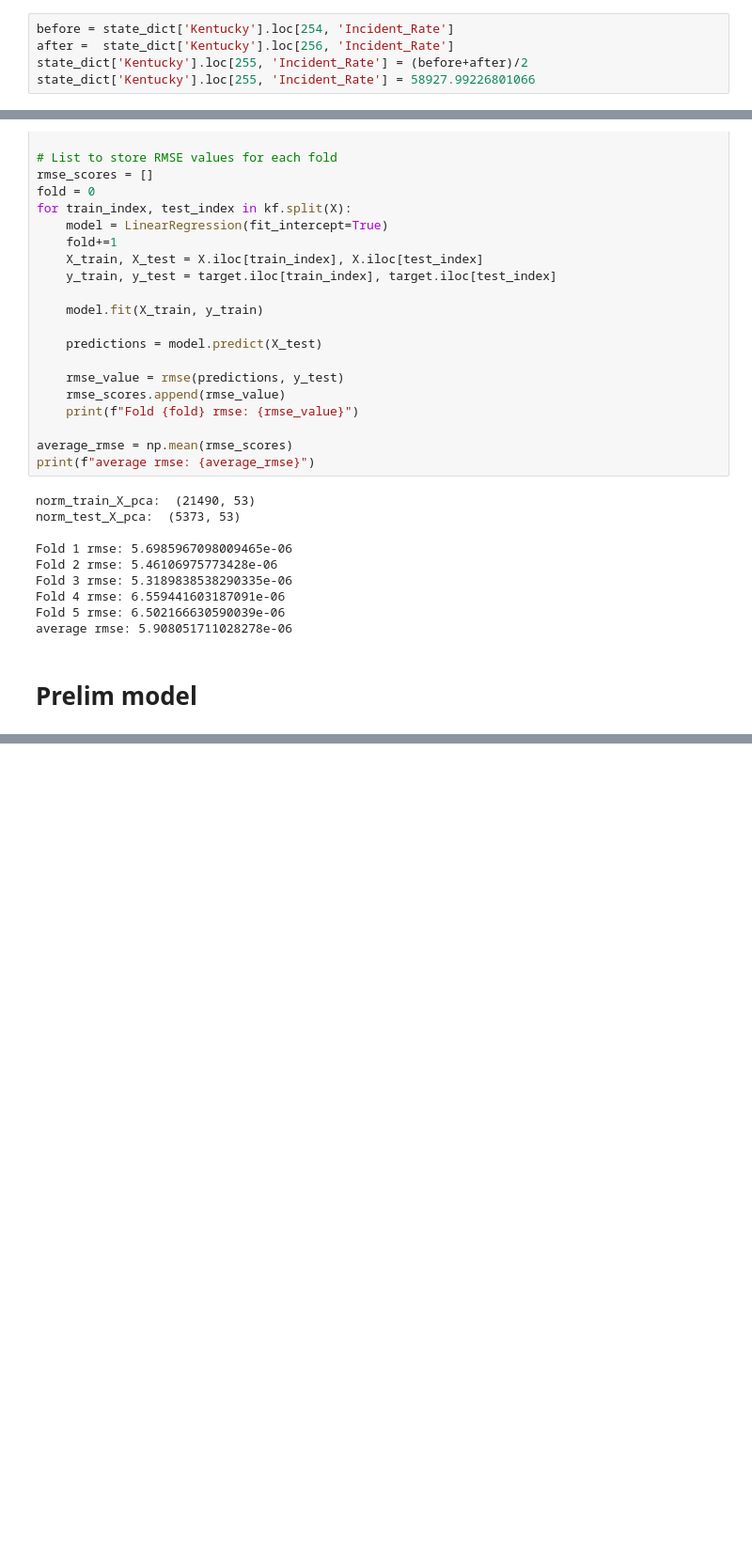
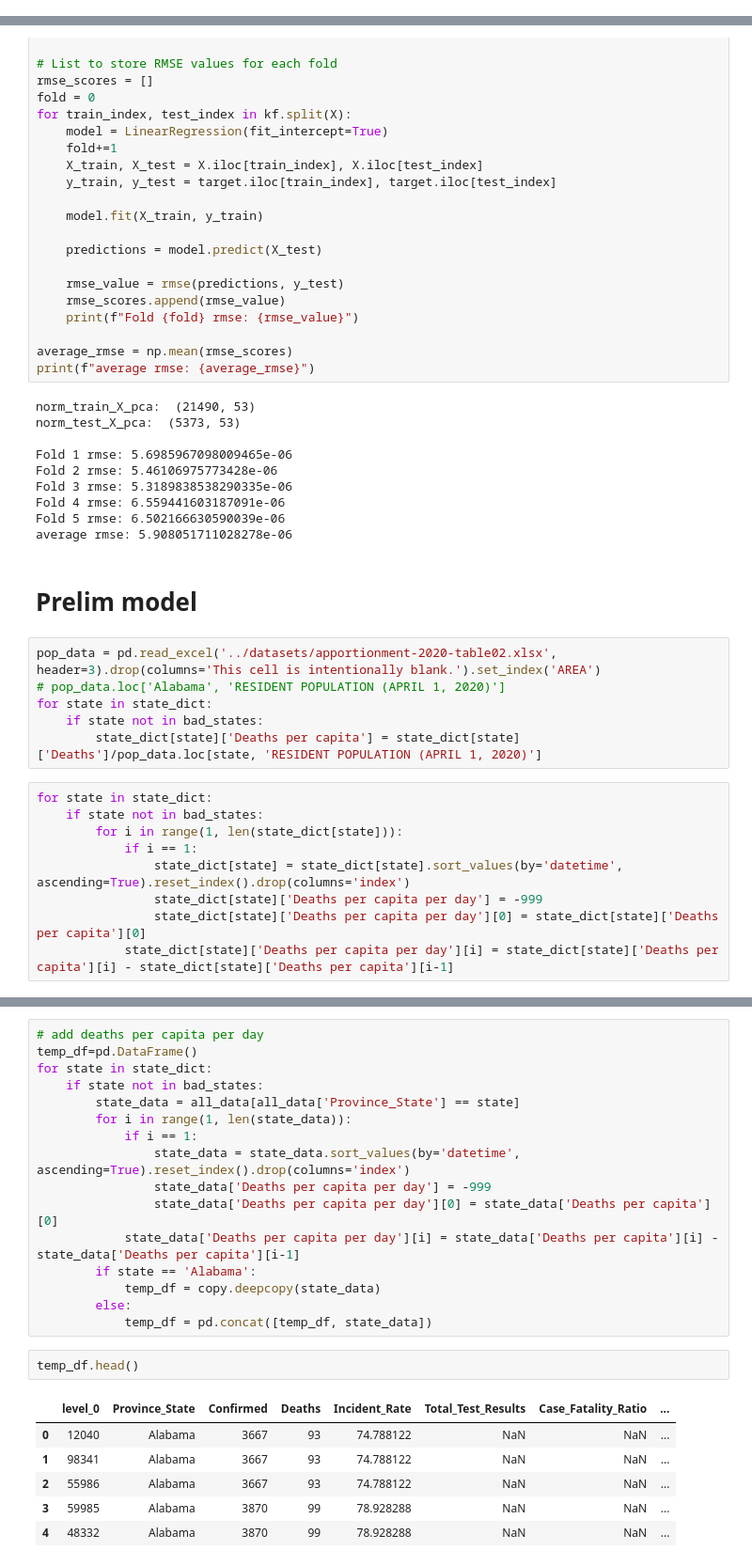
Before and after one commit to jaycee-pang/data200s-covid19, a Jupyter notebook: all_models.ipynb, the cells around one changed output, grey strips where cells are left out. Shown at 94% size. Drawn from its saved outputs; the diff is of its cells as text; blank space fills up the shorter version.

```diff
--- a/all_models.ipynb
+++ b/all_models.ipynb
@@ -154,5 +120,0 @@ print(state_dict['Kentucky'].loc[55, 'Incident_Rate'])
-# %%
-before = state_dict['Kentucky'].loc[254, 'Incident_Rate']
-after =  state_dict['Kentucky'].loc[256, 'Incident_Rate']
-state_dict['Kentucky'].loc[255, 'Incident_Rate'] = (before+after)/2
-state_dict['Kentucky'].loc[255, 'Incident_Rate'] = 58927.99226801066
@@ -579,3 +527,18 @@ Fold 5 rmse: 6.502166630590039e-06
 average rmse: 5.908051711028278e-06
 # %% [markdown]
 # Prelim model
+# %%
+pop_data = pd.read_excel('../datasets/apportionment-2020-table02.xlsx', header=3).drop(columns='This cell is intentionally blank.').set_index('AREA')
+# pop_data.loc['Alabama', 'RESIDENT POPULATION (APRIL 1, 2020)']
+for state in state_dict:
+    if state not in bad_states:
+        state_dict[state]['Deaths per capita'] = state_dict[state]['Deaths']/pop_data.loc[state, 'RESIDENT POPULATION (APRIL 1, 2020)']
+# %%
+for state in state_dict:
+    if state not in bad_states:
+        for i in range(1, len(state_dict[state])):
+            if i == 1:
+                state_dict[state] = state_dict[state].sort_values(by='datetime', ascending=True).reset_index().drop(columns='index')
+                state_dict[state]['Deaths per capita per day'] = -999
+                state_dict[state]['Deaths per capita per day'][0] = state_dict[state]['Deaths per capita'][0]
+            state_dict[state]['Deaths per capita per day'][i] = state_dict[state]['Deaths per capita'][i] - state_dict[state]['Deaths per capita'][i-1]
@@ -581,0 +636,25 @@ average rmse: 5.908051711028278e-06
+# %%
+# add deaths per capita per day
+temp_df=pd.DataFrame()
+for state in state_dict:
+    if state not in bad_states:
+        state_data = all_data[all_data['Province_State'] == state]
+        for i in range(1, len(state_data)):
+            if i == 1:
+                state_data = state_data.sort_values(by='datetime', ascending=True).reset_index().drop(columns='index')
+                state_data['Deaths per capita per day'] = -999
+                state_data['Deaths per capita per day'][0] = state_data['Deaths per capita'][0]
+            state_data['Deaths per capita per day'][i] = state_data['Deaths per capita'][i] - state_data['Deaths per capita'][i-1]
+        if state == 'Alabama':
+            temp_df = copy.deepcopy(state_data)
+        else:
+            temp_df = pd.concat([temp_df, state_data])
+# %%
+temp_df.head()
+# %% [output]
+|  | level_0 | Province_State | Confirmed | Deaths | Incident_Rate | Total_Test_Results | Case_Fatality_Ratio | ... |
+| 0 | 12040 | Alabama | 3667 | 93 | 74.788122 | NaN | NaN | ... |
+| 1 | 98341 | Alabama | 3667 | 93 | 74.788122 | NaN | NaN | ... |
+| 2 | 55986 | Alabama | 3667 | 93 | 74.788122 | NaN | NaN | ... |
+| 3 | 59985 | Alabama | 3870 | 99 | 78.928288 | NaN | NaN | ... |
+| 4 | 48332 | Alabama | 3870 | 99 | 78.928288 | NaN | NaN | ... |
```
Also changed, not shown: parts of 12 cells of this notebook, 1 other file.
